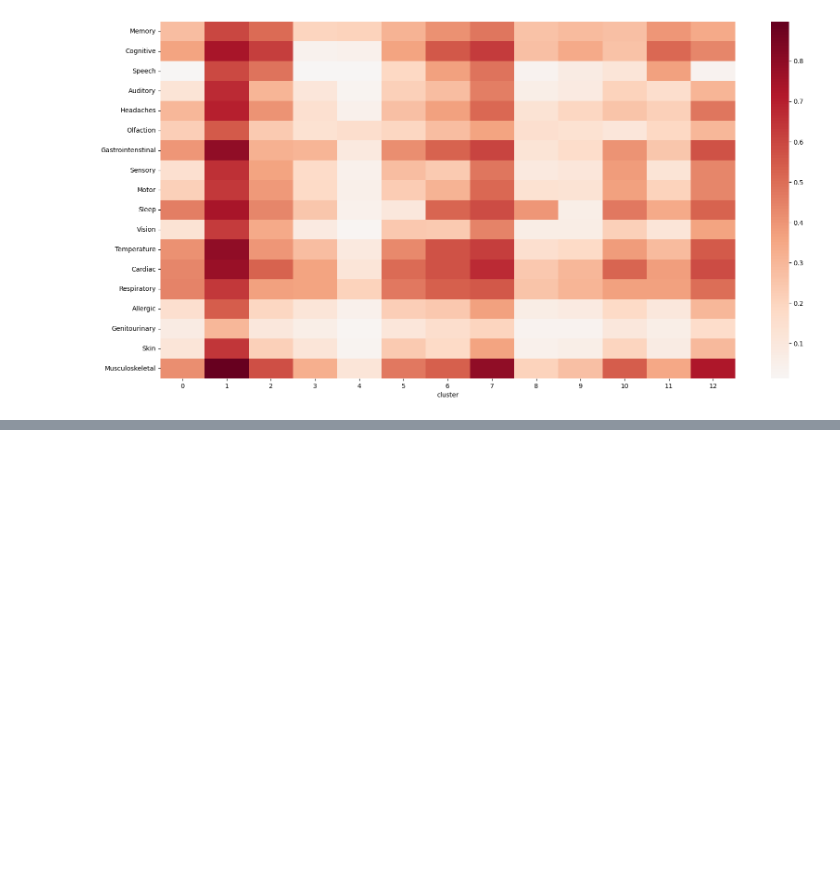
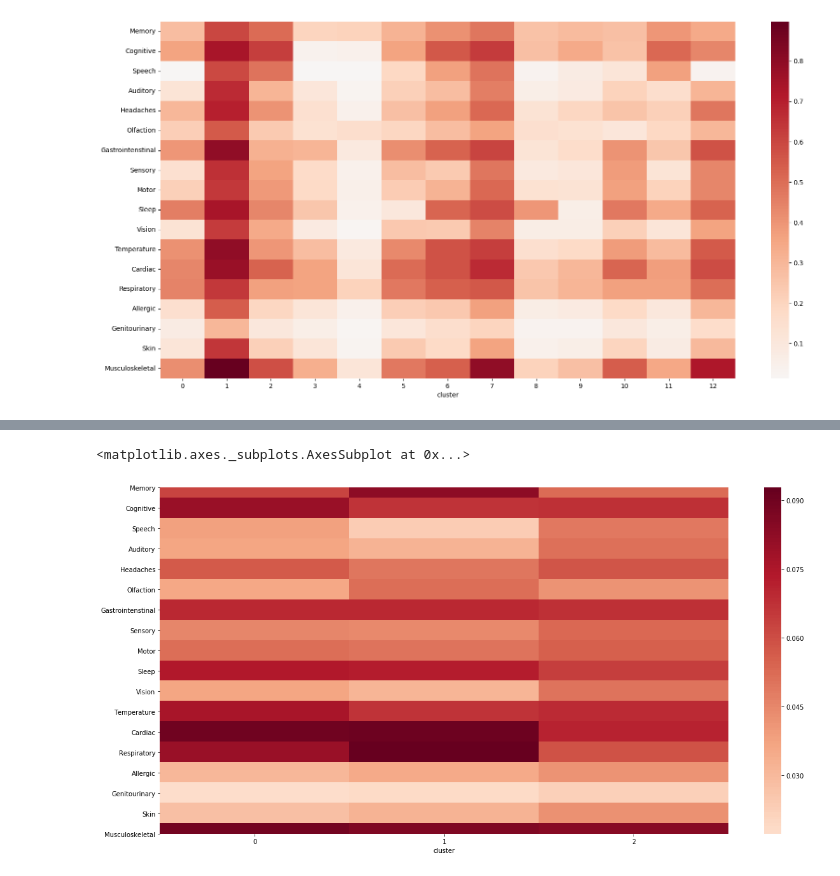
Before and after one commit to leothesouthafrican/PLR, a Jupyter notebook: Tessa/viz-121323.ipynb, the cells around one changed output, grey strips where cells are left out. Drawn from its saved outputs; the diff is of its cells as text; code cells hidden in the pictures; blank space fills up the shorter version.

```diff
--- a/Tessa/viz-121323.ipynb
+++ b/Tessa/viz-121323.ipynb
@@ -78,0 +83,6 @@ See the caveats in the documentation: http://pandas.pydata.org/pandas-docs/stabl
+# %%
+plt.figure(figsize=(20,10))
+sns.heatmap(norm.transpose(), cmap='RdBu_r', center=0)
+# %% [output]
+<matplotlib.axes._subplots.AxesSubplot at 0x...>
+[figure, added]
```
Also changed, not shown: parts of 3 cells of this notebook, 1 other file.
